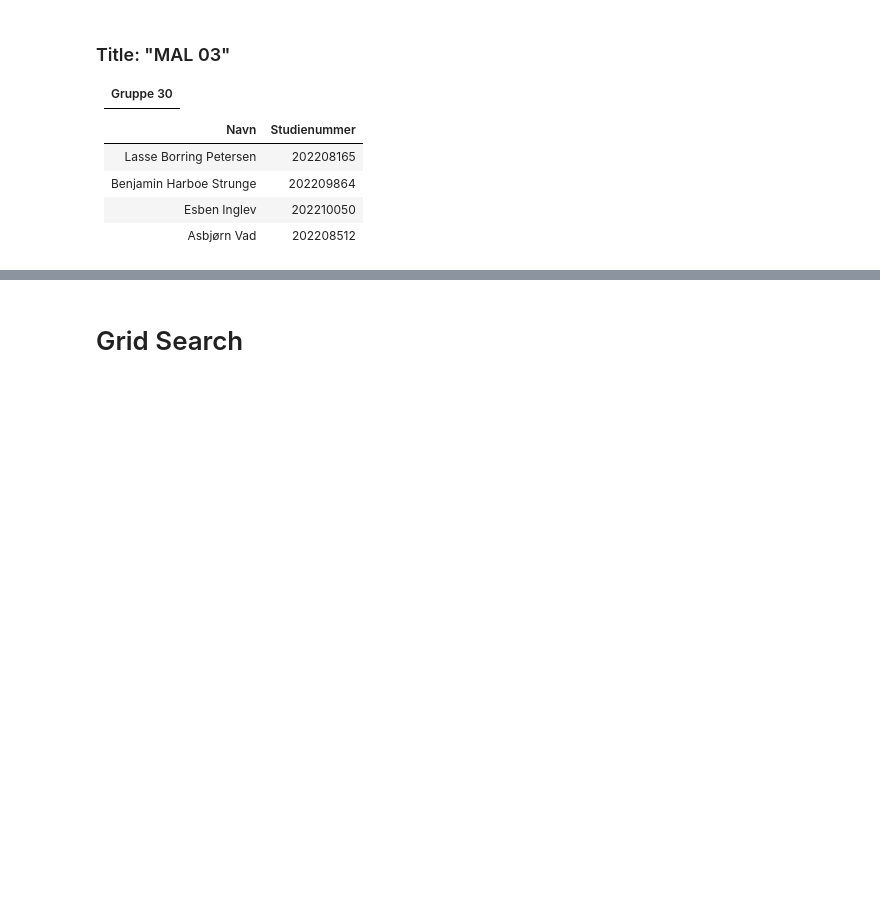
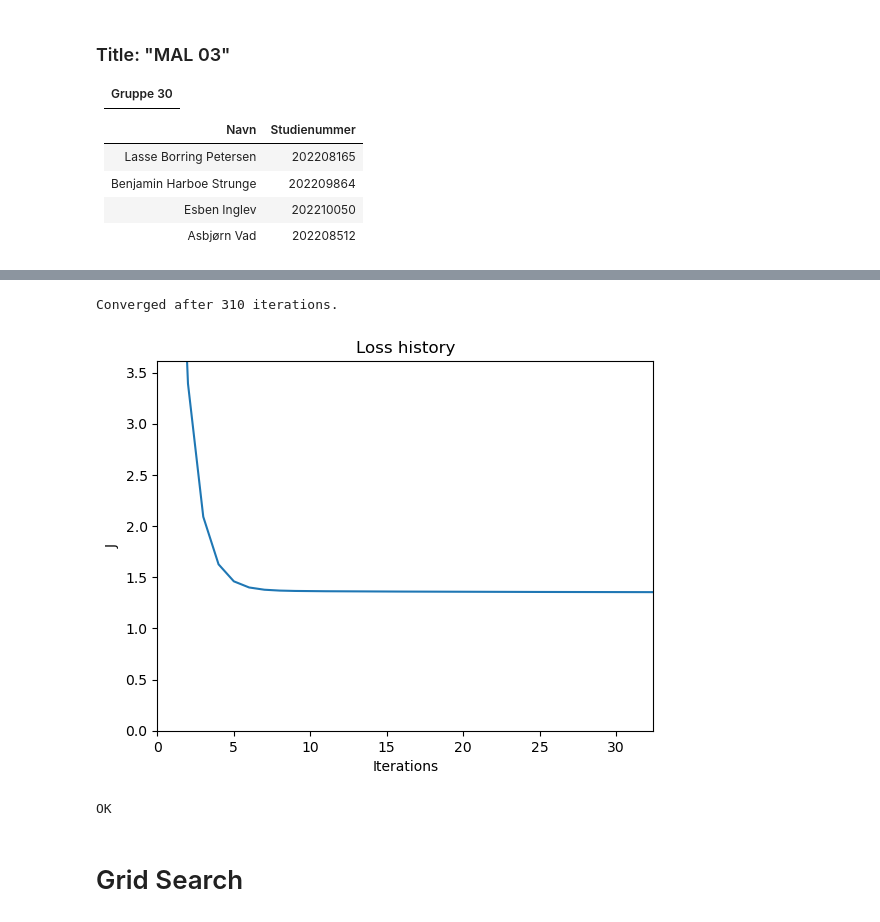
Before and after one commit to Eventid3/mal_grp30, a Jupyter notebook: O3/o3.ipynb, the cells around one changed output, grey strips where cells are left out. Drawn from its saved outputs; the diff is of its cells as text; code cells hidden in the pictures; blank space fills up the shorter version.

```diff
--- a/O3/o3.ipynb
+++ b/O3/o3.ipynb
@@ -17,3 +290,43 @@
+# %%
+from libitmal import linreg
+import numpy as np
+
+r = linreg.MyLinReg()
+
+# Some dummy linear data
+X = 2 * np.random.rand(100, 1)
+y = 4 + 3 * X + np.random.randn(100, 1)
+
+# Train your model
+r = linreg.MyLinReg(eta0=0.1, max_iter=1000, tol=1e-6, verbose=True)
+r.fit(X, y)
+
+h = r.LossHistory()
+
+%matplotlib inline
+import matplotlib.pyplot as plt
+
+fig, ax = plt.subplots()
+plt.plot(h)
+
+ax.set_title("Loss history")
+ax.set_xlabel("Iterations")
+ax.set_ylabel("J")
+
+zoom_axis = True
+if zoom_axis:
+    limits_x = ax.get_xlim()
+    limits_y = ax.get_ylim()
+    ax.set_ylim([0, limits_y[1]/5]) # zoom on y axis
+    ax.set_xlim([0, limits_x[1]/10])
+
+plt.show()
+
+print("OK")
+# %% [output]
+Converged after 310 iterations.
+[figure, added]
+OK
 # %% [markdown]
 # Grid Search
 # %% [markdown]
```
Also changed, not shown: parts of 11 cells of this notebook, 3 other files.
